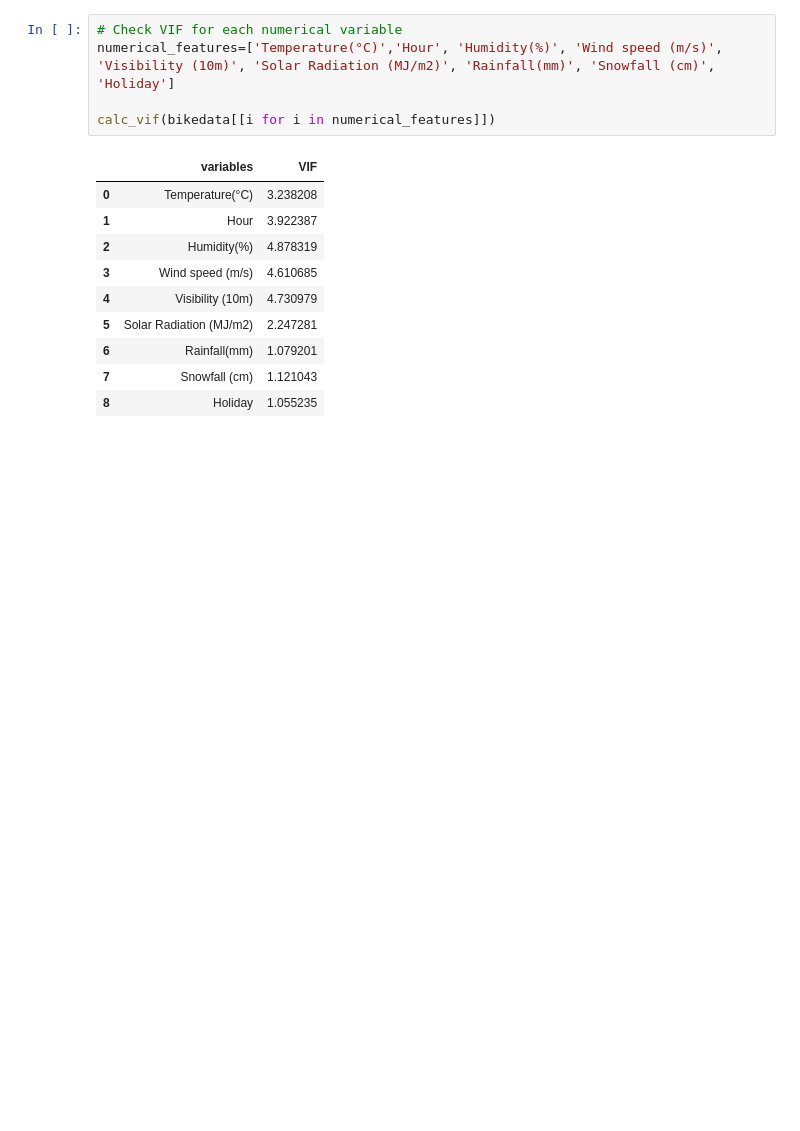
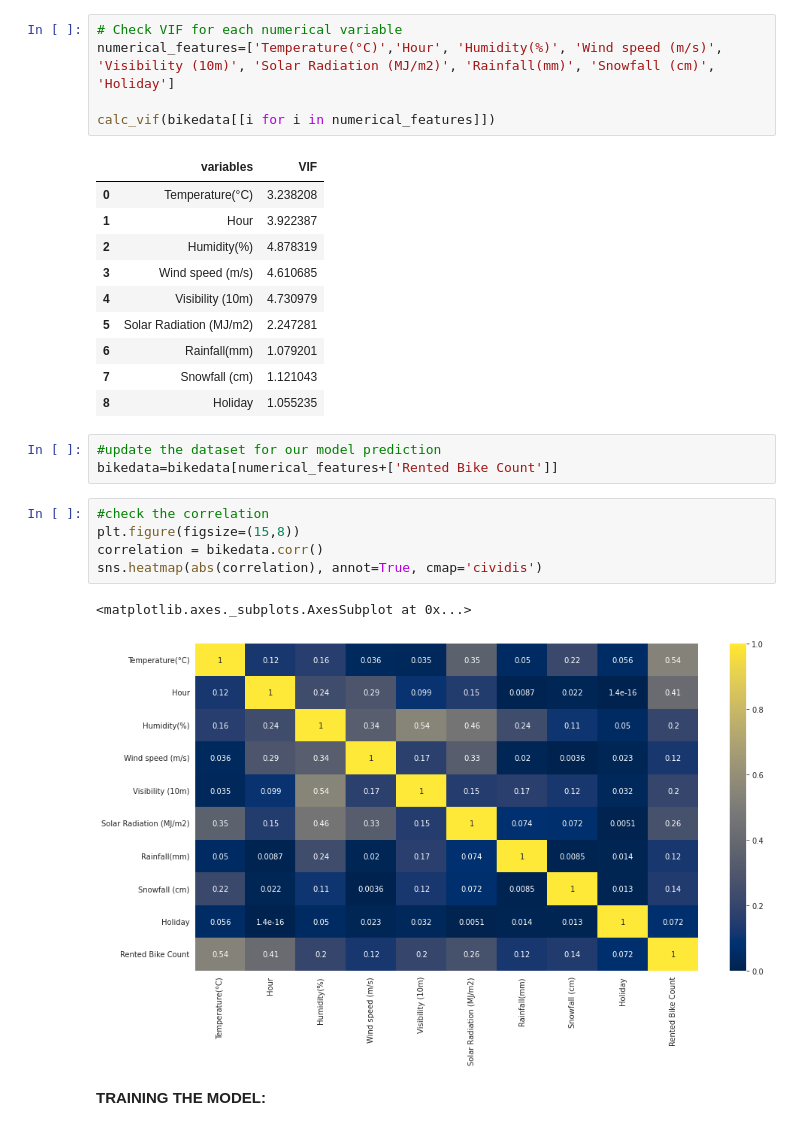
Before and after one commit to m123m12/Rental-Bike-Sharing-Demand-Prediction, a Jupyter notebook: Bike_Sharing_Demand_Prediction.ipynb, the cells around one changed output. Saved outputs shown, nothing was run; the diff lists cells and outputs as text; blank space fills up the shorter version.

```diff
--- a/Bike_Sharing_Demand_Prediction.ipynb
+++ b/Bike_Sharing_Demand_Prediction.ipynb
@@ -396,3 +389,16 @@ calc_vif(bikedata[[i for i in numerical_features]])
 | 6 | Rainfall(mm) | 1.079201 |
 | 7 | Snowfall (cm) | 1.121043 |
 | 8 | Holiday | 1.055235 |
+# %%
+#update the dataset for our model prediction
+bikedata=bikedata[numerical_features+['Rented Bike Count']]
+# %%
+#check the correlation
+plt.figure(figsize=(15,8))
+correlation = bikedata.corr()
+sns.heatmap(abs(correlation), annot=True, cmap='cividis')
+# %% [output]
+<matplotlib.axes._subplots.AxesSubplot at 0x...>
+[figure, added]
+# %% [markdown]
+**TRAINING THE MODEL:**
```
Also changed, not shown: parts of 4 cells of this notebook.
